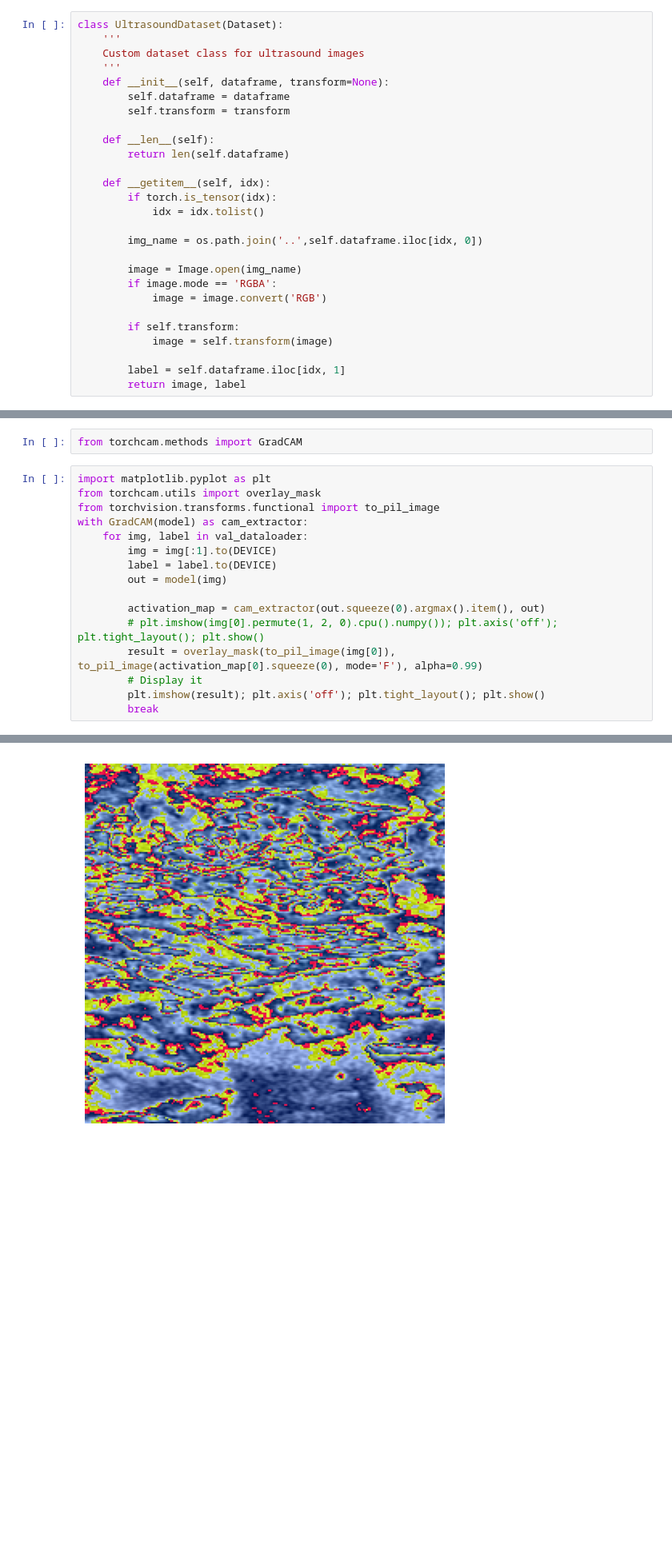
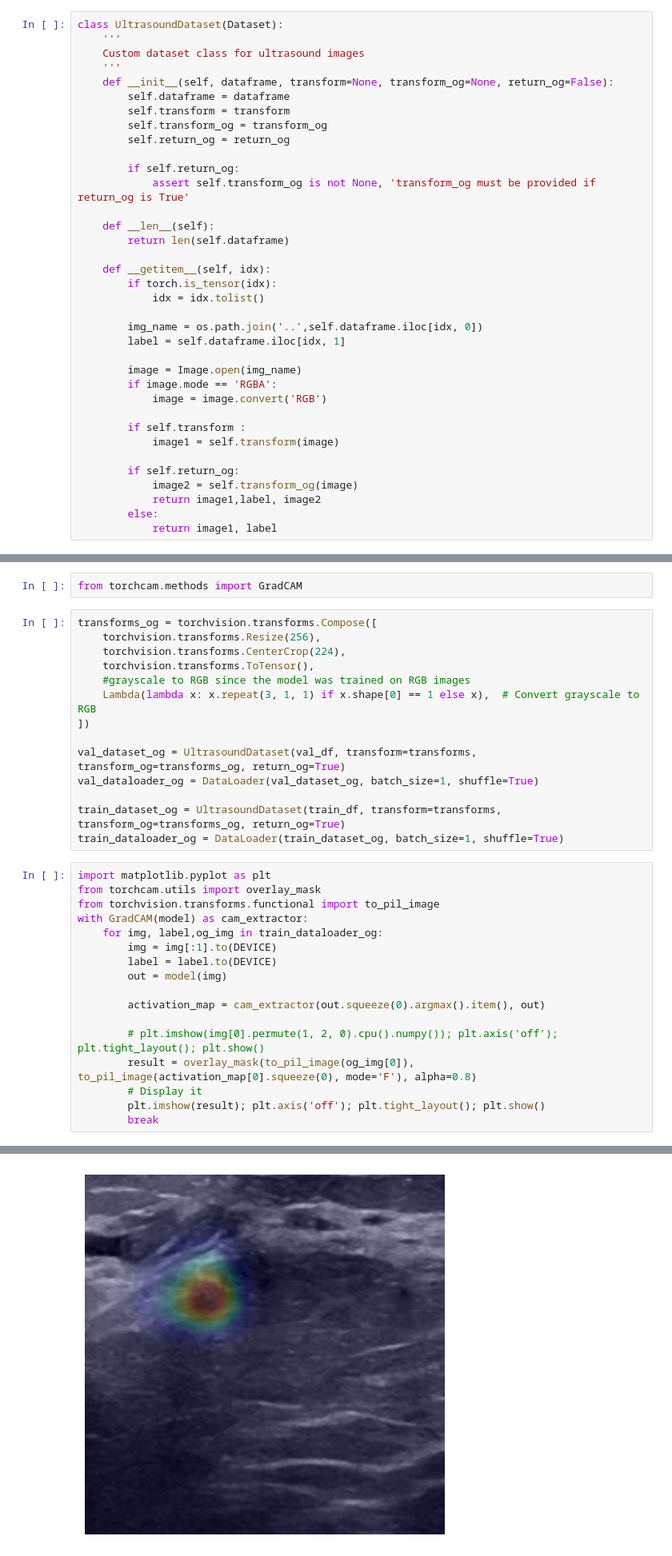
Before and after one commit to rushikeshpawar22581/DLCV-Project2024-Automated_prompt_extraction_for_SAM, a Jupyter notebook: ResNet50_gradcam/resnet50_gradcam.ipynb, the cells around one changed output, grey strips where cells are left out. Shown at 80% size. Saved outputs shown, nothing was run; the diff lists cells and outputs as text; blank space fills up the shorter version.

```diff
--- a/ResNet50_gradcam/resnet50_gradcam.ipynb
+++ b/ResNet50_gradcam/resnet50_gradcam.ipynb
@@ -18,9 +18,14 @@ class UltrasoundDataset(Dataset):
     '''
     Custom dataset class for ultrasound images
     '''
-    def __init__(self, dataframe, transform=None):
+    def __init__(self, dataframe, transform=None, transform_og=None, return_og=False):
         self.dataframe = dataframe
         self.transform = transform
+        self.transform_og = transform_og
+        self.return_og = return_og
+
+        if self.return_og:
+            assert self.transform_og is not None, 'transform_og must be provided if return_og is True'
 
     def __len__(self):
         return len(self.dataframe)
@@ -30,16 +35,20 @@ class UltrasoundDataset(Dataset):
             idx = idx.tolist()
 
         img_name = os.path.join('..',self.dataframe.iloc[idx, 0])
+        label = self.dataframe.iloc[idx, 1]
 
         image = Image.open(img_name)
         if image.mode == 'RGBA':
             image = image.convert('RGB')
 
-        if self.transform:
-            image = self.transform(image)
+        if self.transform :
+            image1 = self.transform(image)
 
-        label = self.dataframe.iloc[idx, 1]
-        return image, label
+        if self.return_og:
+            image2 = self.transform_og(image)
+            return image1,label, image2
+        else:
+            return image1, label
 # %%
 class FocalLoss(torch.nn.Module):
     '''
@@ -379,21 +393,36 @@ Successfully installed torchcam-0.4.0
 # %%
 from torchcam.methods import GradCAM
+# %%
+transforms_og = torchvision.transforms.Compose([
+    torchvision.transforms.Resize(256),
+    torchvision.transforms.CenterCrop(224),
+    torchvision.transforms.ToTensor(),
+    #grayscale to RGB since the model was trained on RGB images
+    Lambda(lambda x: x.repeat(3, 1, 1) if x.shape[0] == 1 else x),  # Convert grayscale to RGB
+])
+
+val_dataset_og = UltrasoundDataset(val_df, transform=transforms, transform_og=transforms_og, return_og=True)
+val_dataloader_og = DataLoader(val_dataset_og, batch_size=1, shuffle=True)
+
+train_dataset_og = UltrasoundDataset(train_df, transform=transforms, transform_og=transforms_og, return_og=True)
+train_dataloader_og = DataLoader(train_dataset_og, batch_size=1, shuffle=True)
 # %%
 import matplotlib.pyplot as plt
 from torchcam.utils import overlay_mask
 from torchvision.transforms.functional import to_pil_image
 with GradCAM(model) as cam_extractor:
-    for img, label in val_dataloader:
+    for img, label,og_img in train_dataloader_og:
         img = img[:1].to(DEVICE)
         label = label.to(DEVICE)
         out = model(img)
 
         activation_map = cam_extractor(out.squeeze(0).argmax().item(), out)
+
         # plt.imshow(img[0].permute(1, 2, 0).cpu().numpy()); plt.axis('off'); plt.tight_layout(); plt.show()
-        result = overlay_mask(to_pil_image(img[0]), to_pil_image(activation_map[0].squeeze(0), mode='F'), alpha=0.99)
+        result = overlay_mask(to_pil_image(og_img[0]), to_pil_image(activation_map[0].squeeze(0), mode='F'), alpha=0.8)
         # Display it
         plt.imshow(result); plt.axis('off'); plt.tight_layout(); plt.show()
         break
 # %% [output]
 WARNING:root:no value was provided for `target_layer`, thus set to '0.layer4'.
-[figure, old version]
+[figure, new version]
```
Also changed, not shown: parts of 3 cells of this notebook.
